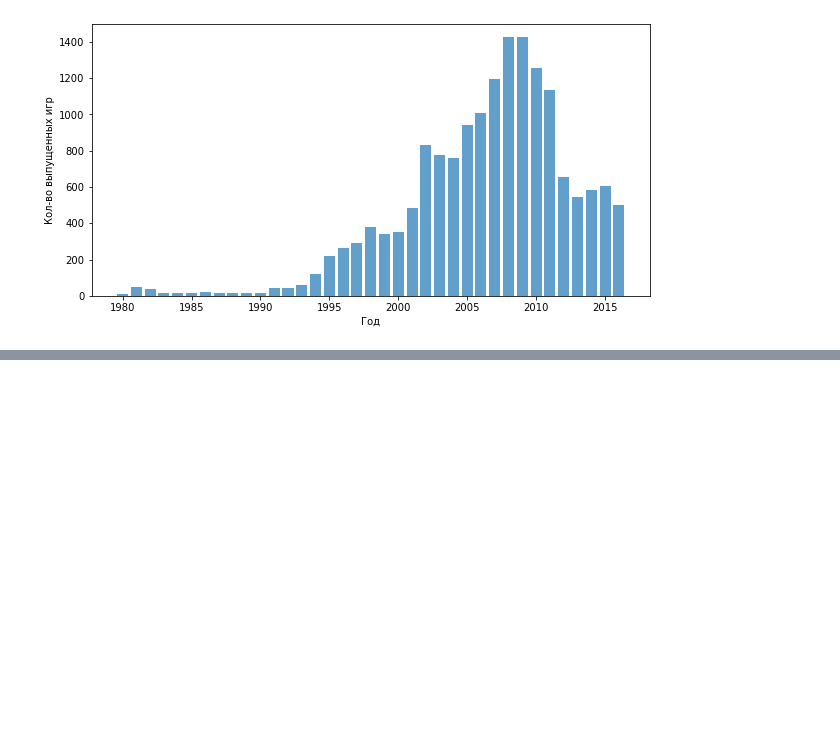
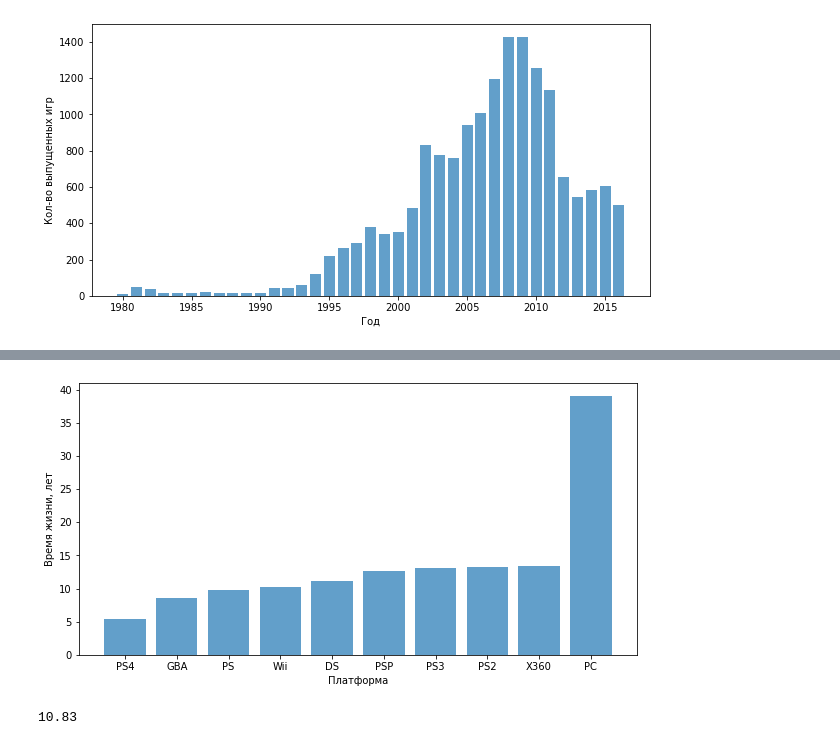
Before and after one commit to fomichev-a-d/yandex_practicum_projects, a Jupyter notebook: gamedev/games.ipynb, the cells around one changed output, grey strips where cells are left out. Saved outputs shown, nothing was run; the diff lists cells and outputs as text; code cells hidden in the pictures; blank space fills up the shorter version.

```diff
--- a/gamedev/games.ipynb
+++ b/gamedev/games.ipynb
@@ -152,0 +154,23 @@ plt.show()
+# %%
+platform_lifetime = pd.DataFrame(index=['min_year', 'mean_year', 'max_year', 'lifetime'])
+
+for platform in each_platform_pivot_by_year_percentage.columns:
+    mean_year = 0
+    mean_year2 = 0
+
+    for year in each_platform_pivot_by_year_percentage.index:
+        mean_year += year * each_platform_pivot_by_year_percentage[platform][year]
+        mean_year2 += year * year * each_platform_pivot_by_year_percentage[platform][year]
+
+    mean2_year = mean_year ** 2
+    var_year = mean_year2 - mean2_year
+    std_year = np.sqrt(var_year)
+
+    min_year = mean_year - 3*std_year
+    max_year = mean_year + 3*std_year
+    lifetime = max_year - min_year
+
+    platform_lifetime[platform] = [min_year, mean_year, max_year, lifetime]
+
+platform_lifetime = np.transpose(platform_lifetime)
+platform_lifetime = platform_lifetime.sort_values(by='lifetime')
@@ -152,0 +212,13 @@ plt.show()
+# %%
+x=platform_lifetime.index
+y=platform_lifetime['lifetime']
+
+plt.figure(figsize=(10,5))
+
+plt.xlabel('Платформа')
+plt.ylabel('Время жизни, лет')
+
+plt.bar(x, y, alpha=0.7)
+plt.show()
+# %% [output]
+[figure, added]
@@ -152,0 +227,4 @@ plt.show()
+# %%
+mean_lifetime
+# %% [output]
+10.83
```
Also changed, not shown: parts of 18 cells of this notebook.
